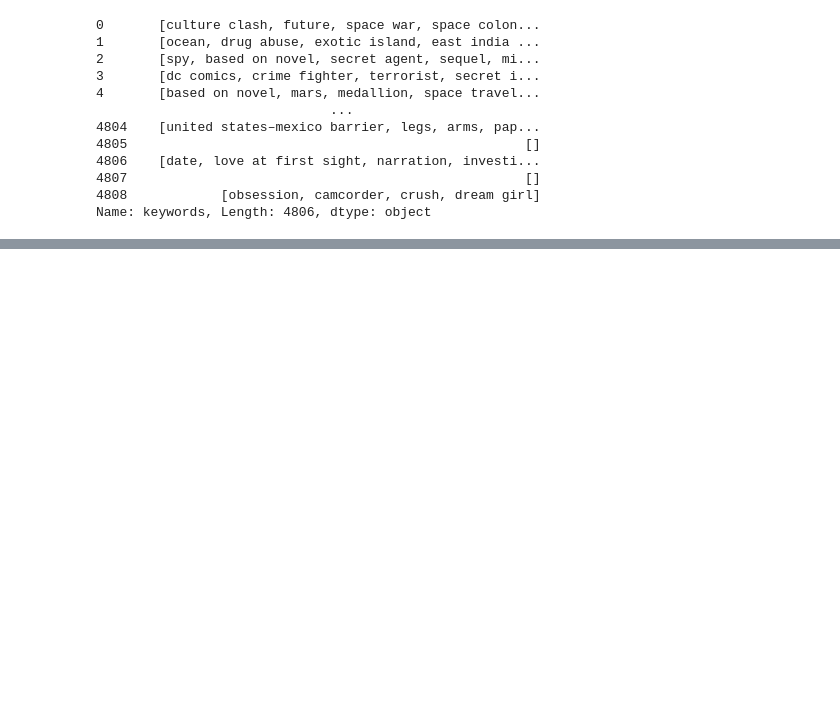
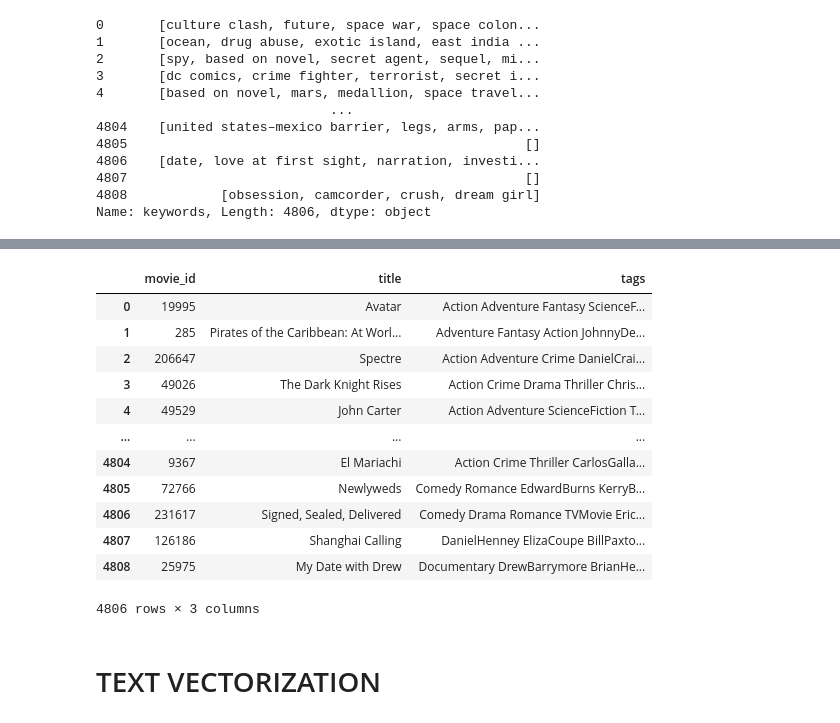
Before and after one commit to bharathchandra0915/E2E-Movie-Recommendation-Project, a Jupyter notebook: recommendation system.ipynb, the cells around one changed output, grey strips where cells are left out. Cells and saved outputs as stored; diff of their text form; code cells hidden in the pictures; blank space fills up the shorter version.

```diff
--- a/recommendation system.ipynb
+++ b/recommendation system.ipynb
@@ -258,0 +342,5 @@ Name: keywords, Length: 4806, dtype: object
+# %%
+## Now, we shall create tags for each movie which has a bunch of words combined from the 5 columns
+## genres, cast, crew, keywords, overview
+
+movies['tags'] = movies['genres'] + movies['cast'] +  movies['crew'] +  movies['keywords'] +  movies['overview']
@@ -258,0 +368,4 @@ Name: keywords, Length: 4806, dtype: object
+# %%
+def convert_list_to_string(tags):
+    str  = ' '.join(tags)
+    return  str
@@ -258,0 +387,2 @@ Name: keywords, Length: 4806, dtype: object
+# %%
+movies['tags'] = movies['tags'].apply(convert_list_to_string)
@@ -258,0 +401,22 @@ Name: keywords, Length: 4806, dtype: object
+# %%
+## So we can rid of those 5 columns since we have all the words in the tags column
+## creating a new_df with 'movie_id', 'title', 'tags' only
+new_df = movies[['movie_id', 'title', 'tags']]
+# %%
+new_df
+# %% [output]
+|  | movie_id | title | tags |
+| 0 | 19995 | Avatar | Action Adventure Fantasy ScienceF... |
+| 1 | 285 | Pirates of the Caribbean: At Worl... | Adventure Fantasy Action JohnnyDe... |
+| 2 | 206647 | Spectre | Action Adventure Crime DanielCrai... |
+| 3 | 49026 | The Dark Knight Rises | Action Crime Drama Thriller Chris... |
+| 4 | 49529 | John Carter | Action Adventure ScienceFiction T... |
+| ... | ... | ... | ... |
+| 4804 | 9367 | El Mariachi | Action Crime Thriller CarlosGalla... |
+| 4805 | 72766 | Newlyweds | Comedy Romance EdwardBurns KerryB... |
+| 4806 | 231617 | Signed, Sealed, Delivered | Comedy Drama Romance TVMovie Eric... |
+| 4807 | 126186 | Shanghai Calling | DanielHenney ElizaCoupe BillPaxto... |
+| 4808 | 25975 | My Date with Drew | Documentary DrewBarrymore BrianHe... |
+4806 rows × 3 columns
+# %% [markdown]
+# TEXT VECTORIZATION
```
Also changed, not shown: parts of 19 cells of this notebook.
